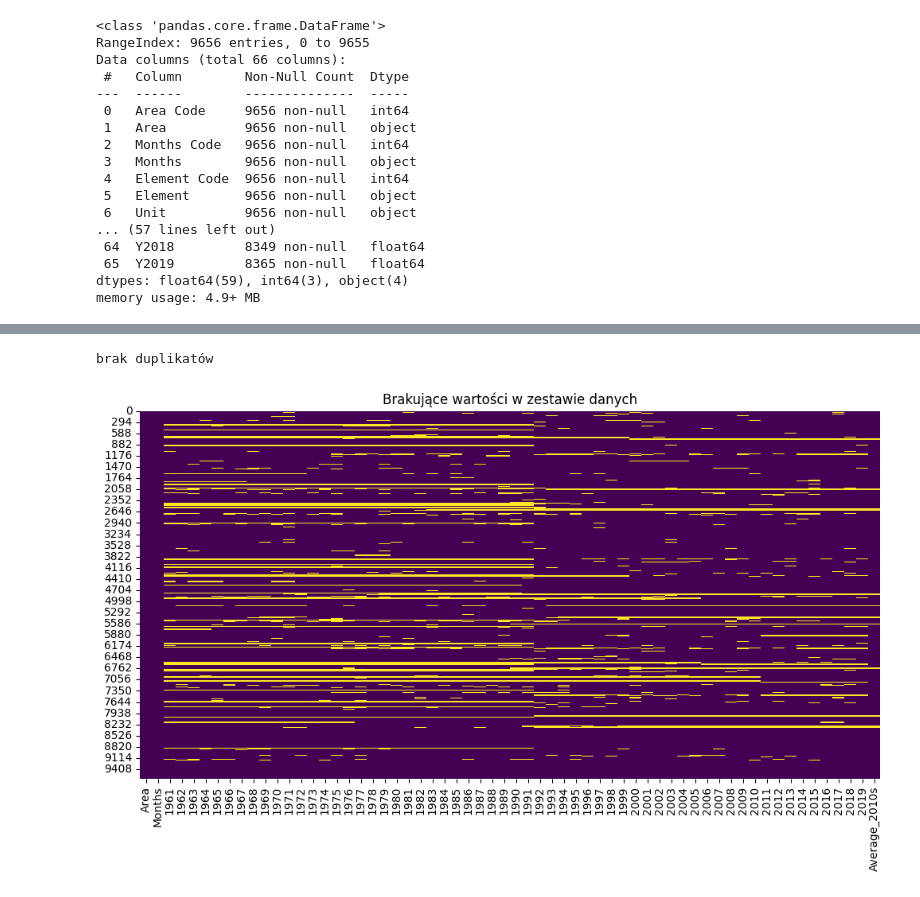
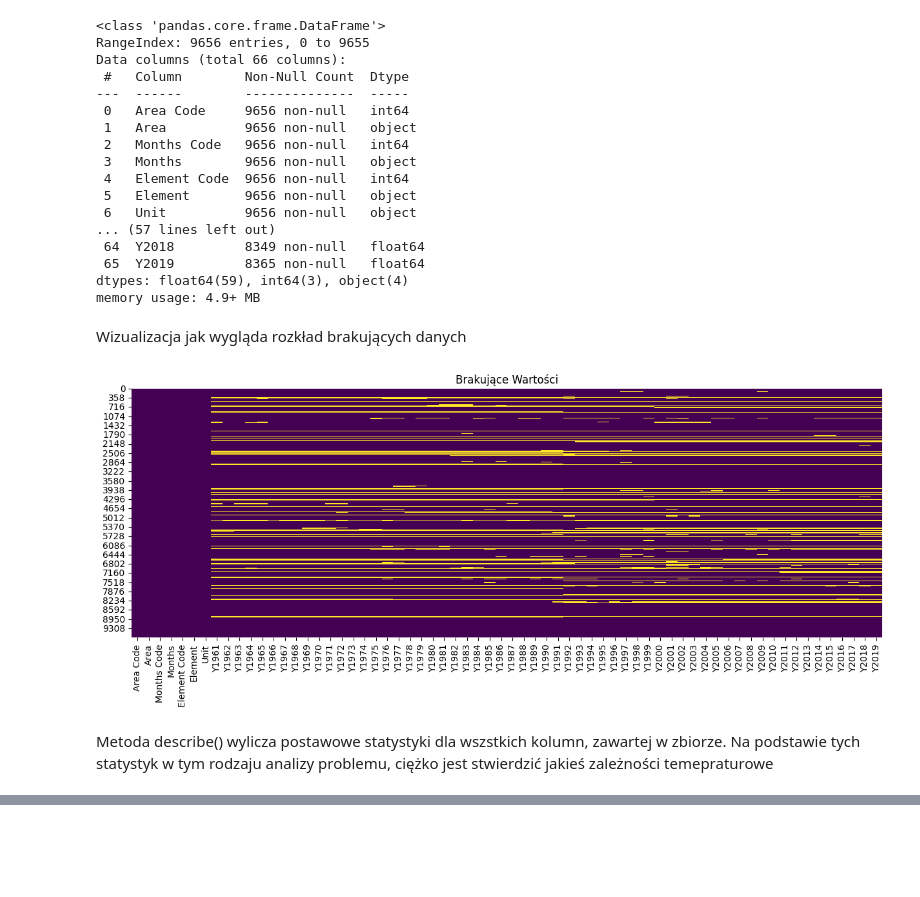
Before and after one commit to PiotrDziedzina/EDA-i-Wstepna-Analiza-Python, a Jupyter notebook: projekt.ipynb, the cells around one changed output, grey strips where cells are left out. Drawn from its saved outputs; the diff is of its cells as text; code cells hidden in the pictures; blank space fills up the shorter version.

```diff
--- a/projekt.ipynb
+++ b/projekt.ipynb
@@ -35,6 +55,17 @@ Data columns (total 66 columns):
  65  Y2019         8365 non-null   float64
 dtypes: float64(59), int64(3), object(4)
 memory usage: 4.9+ MB
+# %% [markdown]
+Wizualizacja jak wygląda rozkład brakujących danych
+# %%
+plt.figure(figsize=(15, 5))
+sns.heatmap(data.isnull(), cbar=False, cmap='viridis')
+plt.title("Brakujące Wartości")
+plt.show()
+# %% [output]
+[figure, added]
+# %% [markdown]
+Metoda describe() wylicza postawowe statystyki dla wszstkich kolumn, zawartej w zbiorze. Na podstawie tych statystyk w tym rodzaju analizy problemu, ciężko jest stwierdzić jakieś zależności temepraturowe
 # %%
 data.describe()
 # %% [output]
@@ -48,18 +79,3 @@ data.describe()
 | 75% | 226.250000 | 7016.000000 | 7271.00000 | 0.676500 | 0.627000 | 0.647750 | 0.609000 | 0.584000 | 0.660250 | 0.601000 | ... |
 | max | 5873.000000 | 7020.000000 | 7271.00000 | 5.771000 | 4.373000 | 4.666000 | 5.233000 | 5.144000 | 5.771000 | 4.768000 | ... |
 8 rows × 62 columns
-# %%
-if data.duplicated().sum() > 0:
-    print('Wystęoują duplikaty')
-else:
-    print('brak duplikatów')
-# %% [output]
-brak duplikatów
-# %%
-# Wykres dla brakujących danych
-plt.figure(figsize=(12, 6))
-sns.heatmap(temp_data.isnull(), cbar=False, cmap='viridis')
-plt.title("Brakujące wartości w zestawie danych")
-plt.show()
-# %% [output]
-[figure, removed]
```
Also changed, not shown: parts of 70 cells of this notebook.
